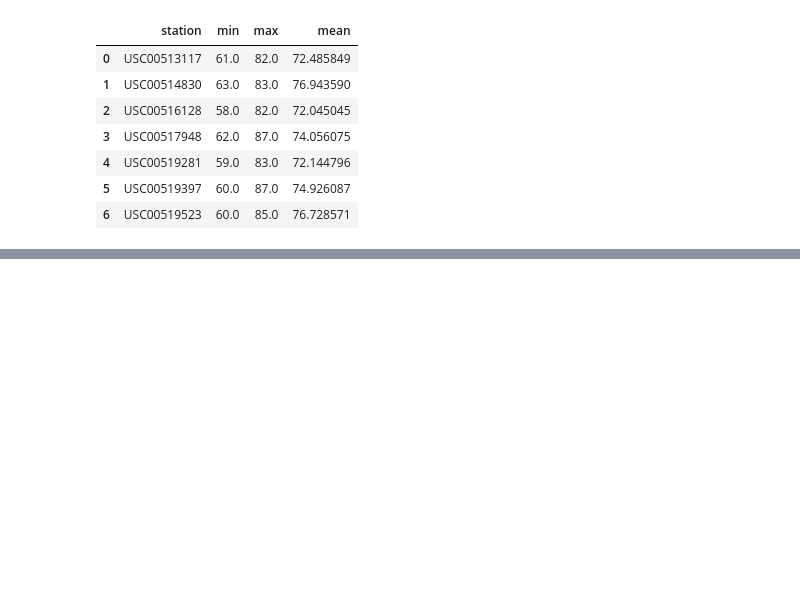
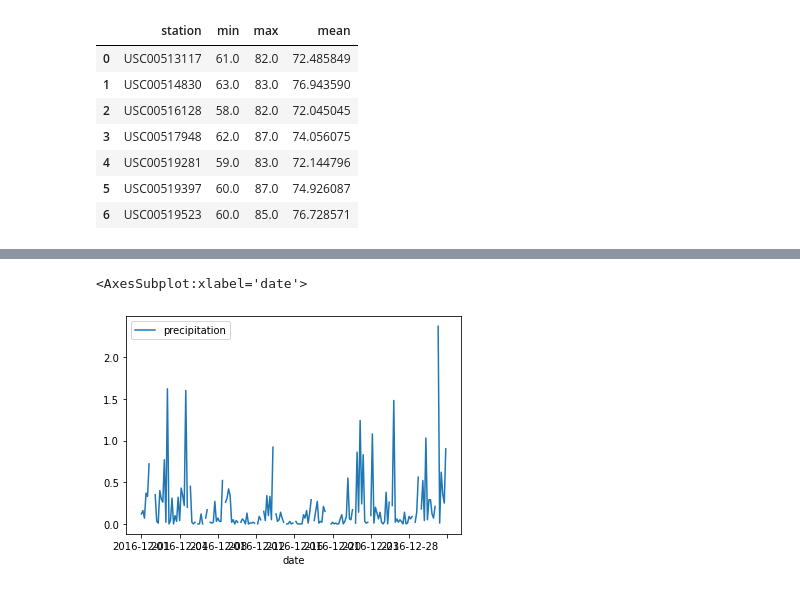
Before and after one commit to cfusco77/surfs_up, a Jupyter notebook: SurfsUp_Challenge_starter_code.ipynb, the cells around one changed output, grey strips where cells are left out. Drawn from its saved outputs; the diff is of its cells as text; code cells hidden in the pictures; blank space fills up the shorter version.

```diff
--- a/SurfsUp_Challenge_starter_code.ipynb
+++ b/SurfsUp_Challenge_starter_code.ipynb
@@ -148,0 +161,12 @@ most_recent_year_df
+# %%
+#Precipitation Day over Day month of Dec 2016
+results = session.query(Measurement.date, Measurement.prcp).filter(extract('month', Measurement.date) == 12).filter(Measurement.date >= '2016-12-01').filter(Measurement.date <= '2016-12-31')
+df = pd.DataFrame(results, columns=['date','precipitation'])
+df.set_index(df['date'], inplace=True)
+# Sort the dataframe by date
+df = df.sort_index()
+# Use Pandas Plotting with Matplotlib to plot the data
+df.plot()
+# %% [output]
+<AxesSubplot:xlabel='date'>
+[figure, added]
```
Also changed, not shown: parts of 1 cell of this notebook.
